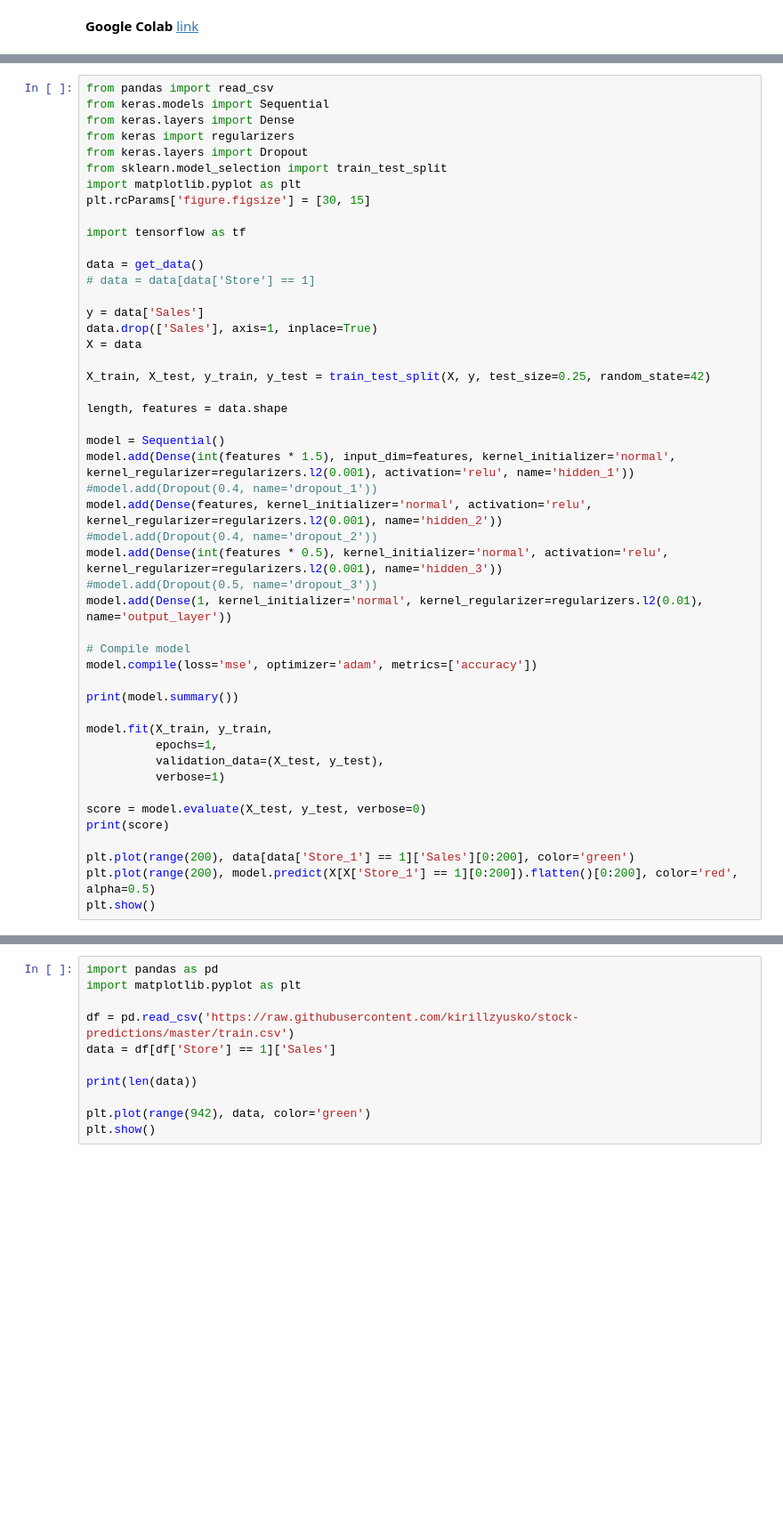
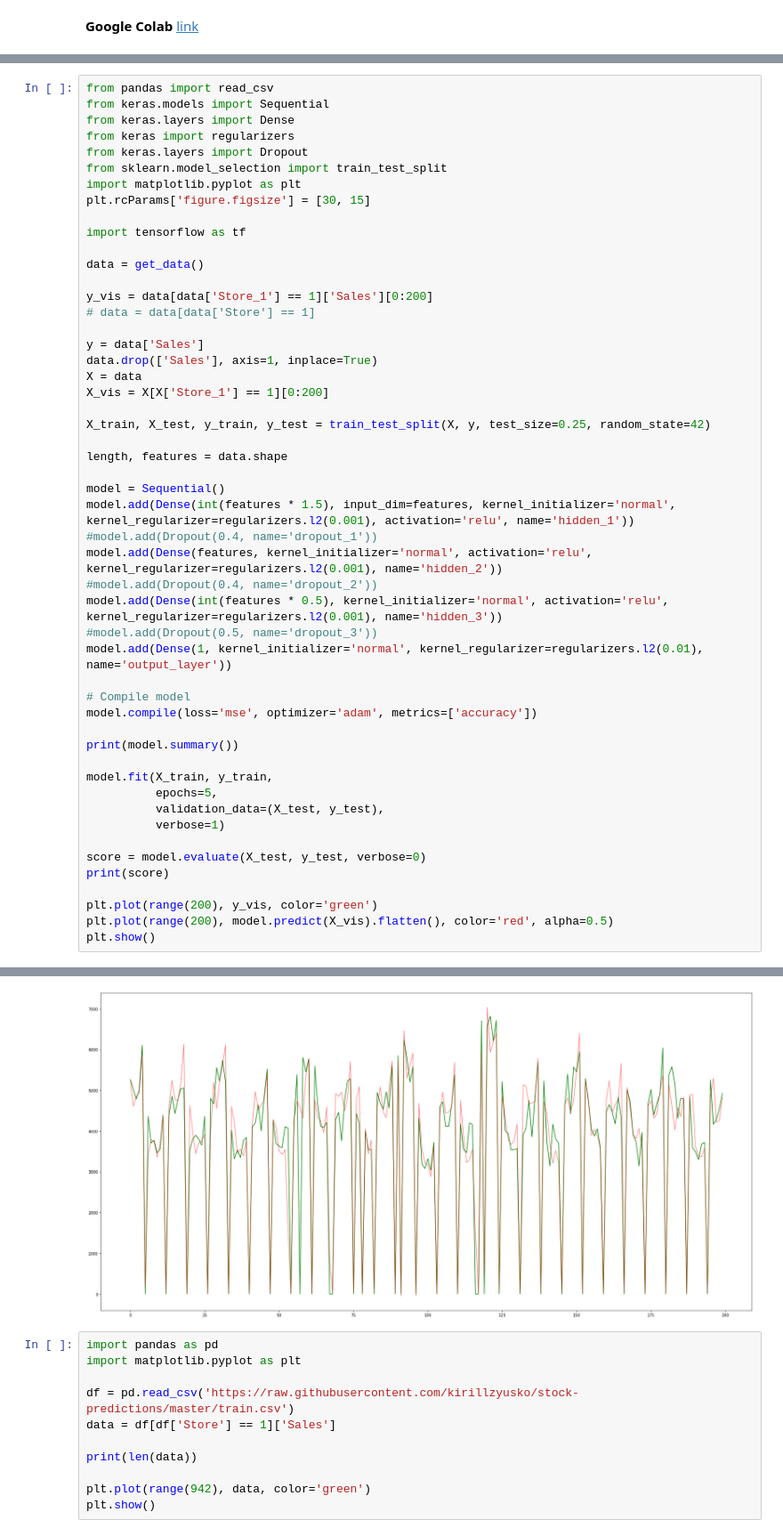
Before and after one commit to kirillzyusko/stock-predictions, a Jupyter notebook: lab.ipynb, the cells around one changed output, grey strips where cells are left out. Shown at 89% size. Saved outputs shown, nothing was run; the diff lists cells and outputs as text; blank space fills up the shorter version.

Commit message:
[SP-09] - model with final visualization added

```diff
--- a/lab.ipynb
+++ b/lab.ipynb
@@ -80,11 +80,14 @@ plt.rcParams['figure.figsize'] = [30, 15]
 import tensorflow as tf
 
 data = get_data()
+
+y_vis = data[data['Store_1'] == 1]['Sales'][0:200]
 # data = data[data['Store'] == 1]
 
 y = data['Sales']
 data.drop(['Sales'], axis=1, inplace=True)
 X = data
+X_vis = X[X['Store_1'] == 1][0:200]
 
 X_train, X_test, y_train, y_test = train_test_split(X, y, test_size=0.25, random_state=42)
 
@@ -105,14 +108,14 @@ model.compile(loss='mse', optimizer='adam', metrics=['accuracy'])
 print(model.summary())
 
 model.fit(X_train, y_train,
-          epochs=1,
+          epochs=5,
           validation_data=(X_test, y_test),
           verbose=1)
 
 score = model.evaluate(X_test, y_test, verbose=0)
 print(score)
 
-plt.plot(range(200), data[data['Store_1'] == 1]['Sales'][0:200], color='green')
-plt.plot(range(200), model.predict(X[X['Store_1'] == 1][0:200]).flatten()[0:200], color='red', alpha=0.5)
+plt.plot(range(200), y_vis, color='green')
+plt.plot(range(200), model.predict(X_vis).flatten(), color='red', alpha=0.5)
 plt.show()
 # %% [output]
@@ -137,3 +139,4 @@ KeyError: ignored
+[figure, added]
 # %%
 import pandas as pd
 import matplotlib.pyplot as plt
```
Also changed, not shown: parts of 2 cells of this notebook.
